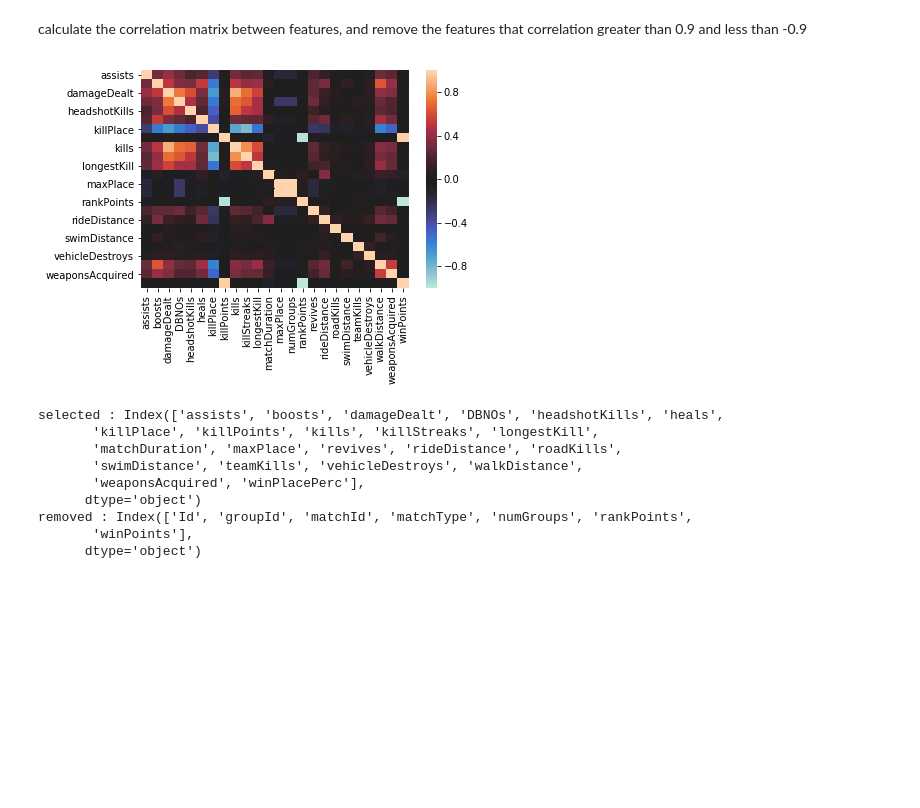
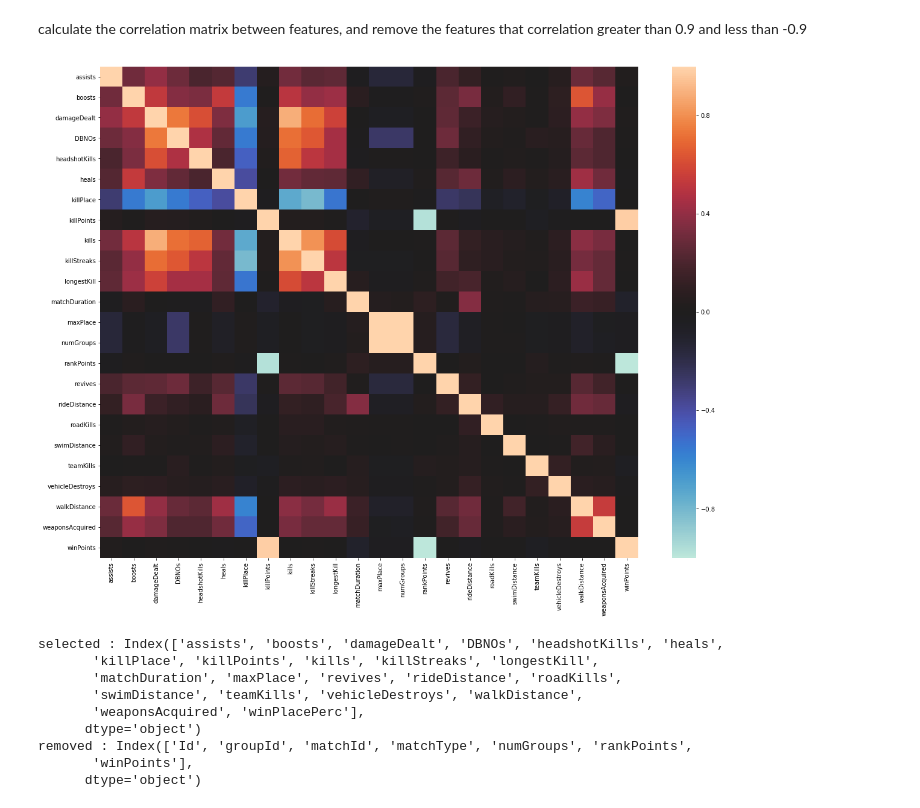
Before and after one commit to LukeZhuang/PUBG, a Jupyter notebook: main.ipynb, the cells around one changed output. Saved outputs shown, nothing was run; the diff lists cells and outputs as text; code cells hidden in the pictures; blank space fills up the shorter version.

```diff
--- a/main.ipynb
+++ b/main.ipynb
@@ -83,0 +108,6 @@ hist_DBNOs = train_raw['DBNOs'].hist(bins=train_raw['DBNOs'].max()-train_raw['DB
+# %%
+train_raw.drop(train_raw[train_raw['kills'] > 30].index, inplace=True)
+train_raw.drop(train_raw[train_raw['DBNOs'] > 40].index, inplace=True)
+train_raw.drop(train_raw[train_raw['longestKill'] > 1000].index, inplace=True)
+# %%
+train_raw.drop(train_raw[train_raw['winPlacePerc'].isnull()].index, inplace=True)
@@ -152,9 +188,12 @@ features=features[3:-1]
 train = train_raw[features]
 corr = train.corr()
 # %%
+plt.subplots(figsize=(20,15))
 f=sns.heatmap(corr,center=0,vmin=-1,vmax=1)
+fig=f.get_figure()
+fig.savefig('correlation.png')
 # %% [output]
-[figure, old version]
+[figure, new version]
 # %%
 colums_used=[True]*len(features)
 for i in range(corr.shape[0]):
```
Also changed, not shown: parts of 22 cells of this notebook, 9 other files.
